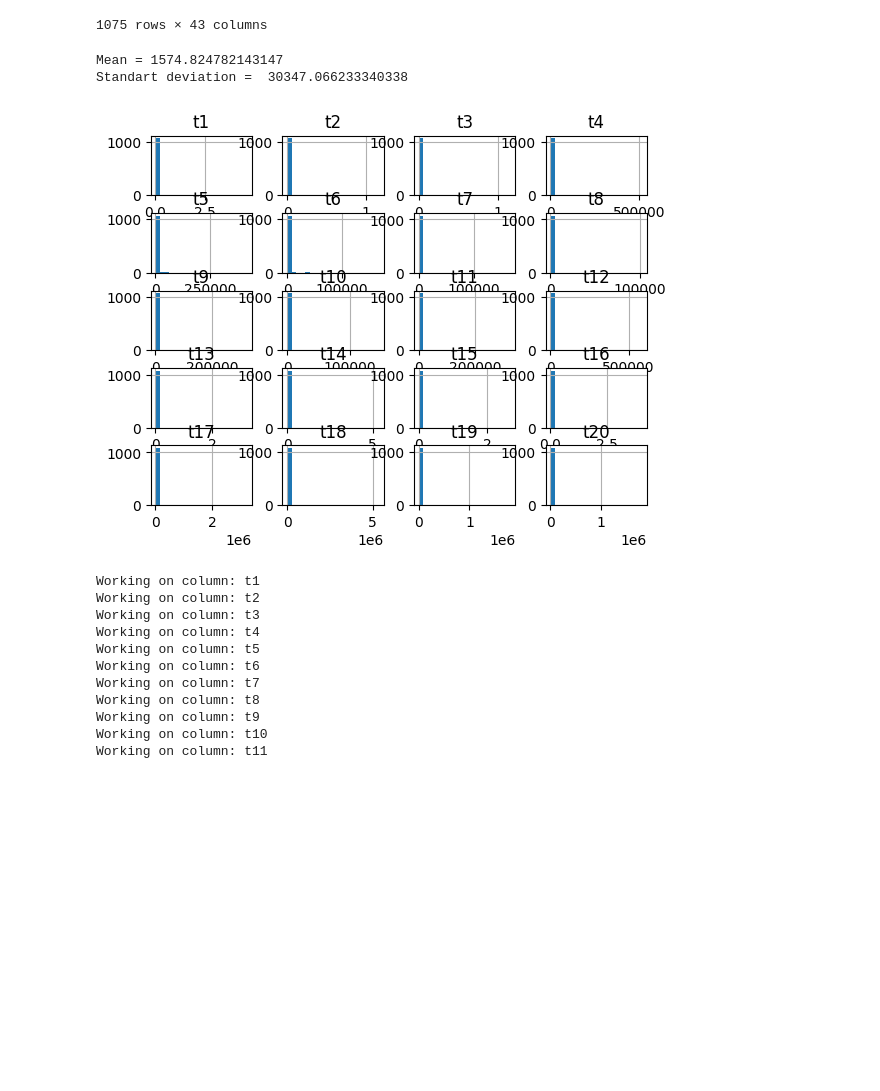
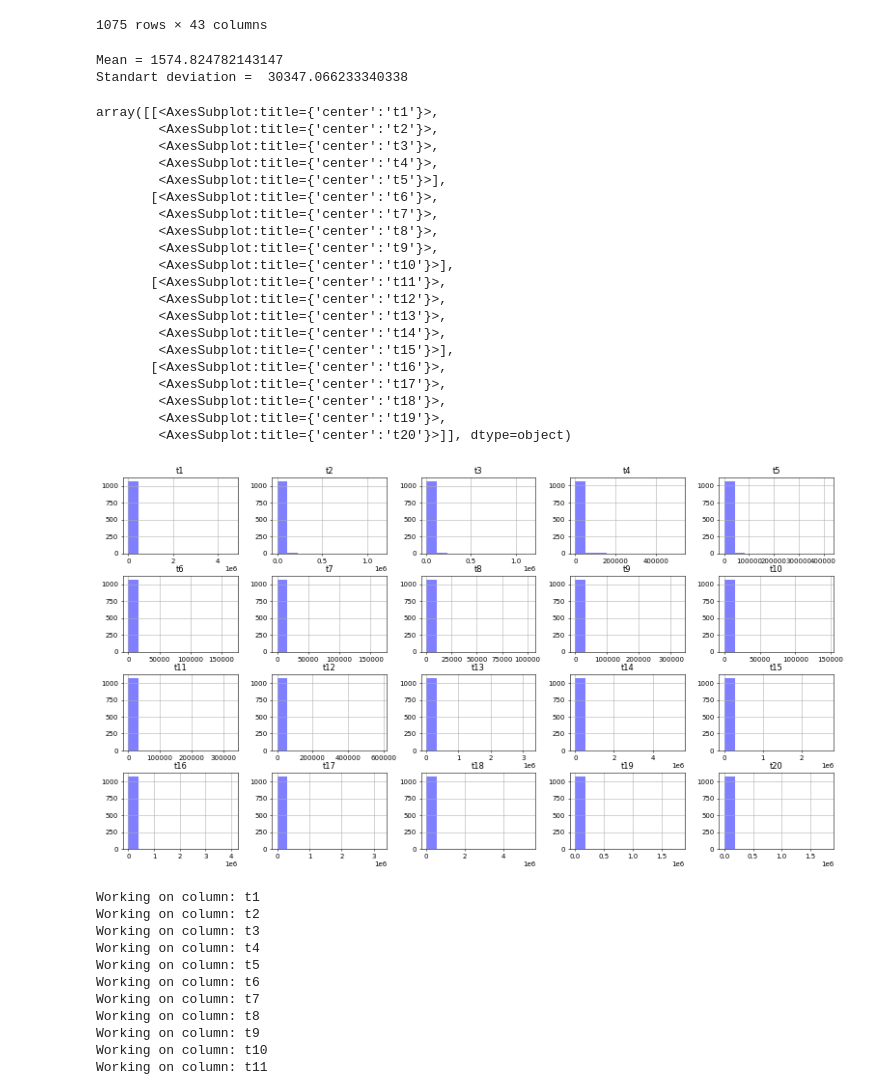
Before and after one commit to basdeboer123/QRM, a Jupyter notebook: dataframe_for_repeated_measures.ipynb, the cells around one changed output. Drawn from its saved outputs; the diff is of its cells as text; code cells hidden in the pictures; blank space fills up the shorter version.

```diff
--- a/dataframe_for_repeated_measures.ipynb
+++ b/dataframe_for_repeated_measures.ipynb
@@ -266,21 +266,42 @@ df_rm_outliers_screen
 # %%
 df = df_rm_outliers_screen
 
 # Replace infinite updated data with nan
 df.replace([np.inf, -np.inf], np.nan, inplace=True)
 # Drop rows with NaN
 df.dropna(inplace=True)
 
 # Print statistics before removing outliers
 print("Mean =",df.mean().mean())
 print("Standart deviation = ",df.std().mean())
 
 # Show distribution for every measure of time
-hist = df_rm_outliers_screen.iloc[:,23:43].hist(bins=20)
+fig, ax = plt.subplots(figsize=(19,10), dpi=50)
+df_rm_outliers_screen.iloc[:,23:43].hist(ax=ax, layout=(4,5), alpha=0.5, label='y', color='blue')
 # %% [output]
 Mean = 1574.824782143147
 Standart deviation =  30347.066233340338
+array([[<AxesSubplot:title={'center':'t1'}>,
+        <AxesSubplot:title={'center':'t2'}>,
+        <AxesSubplot:title={'center':'t3'}>,
+        <AxesSubplot:title={'center':'t4'}>,
+        <AxesSubplot:title={'center':'t5'}>],
+       [<AxesSubplot:title={'center':'t6'}>,
+        <AxesSubplot:title={'center':'t7'}>,
+        <AxesSubplot:title={'center':'t8'}>,
+        <AxesSubplot:title={'center':'t9'}>,
+        <AxesSubplot:title={'center':'t10'}>],
+       [<AxesSubplot:title={'center':'t11'}>,
+        <AxesSubplot:title={'center':'t12'}>,
+        <AxesSubplot:title={'center':'t13'}>,
+        <AxesSubplot:title={'center':'t14'}>,
+        <AxesSubplot:title={'center':'t15'}>],
+       [<AxesSubplot:title={'center':'t16'}>,
+        <AxesSubplot:title={'center':'t17'}>,
+        <AxesSubplot:title={'center':'t18'}>,
+        <AxesSubplot:title={'center':'t19'}>,
+        <AxesSubplot:title={'center':'t20'}>]], dtype=object)
-[figure, old version]
+[figure, new version]
 # %%
 # Function for removing row with outliers by using the Z-score
 def remove_outliers_z(df,columns,n_std):
```
Also changed, not shown: parts of 38 cells of this notebook.
